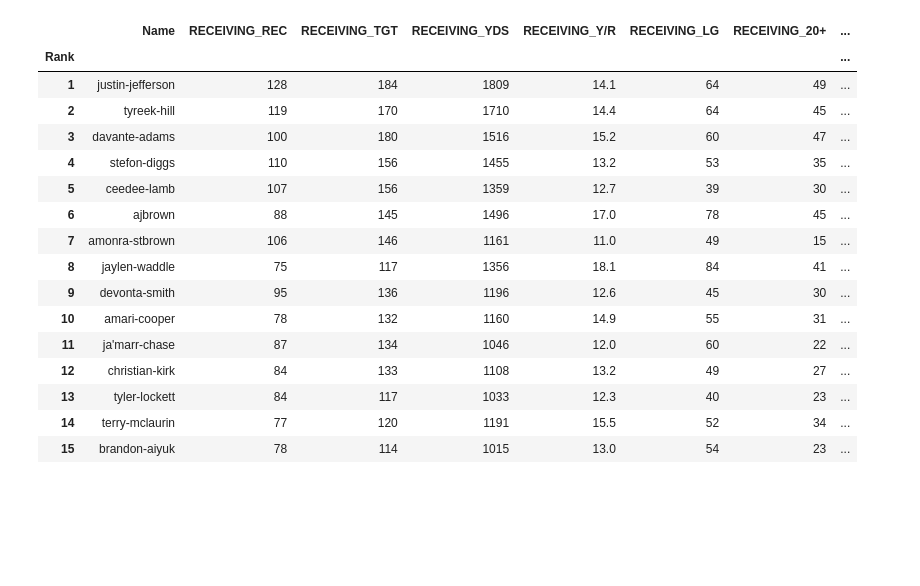
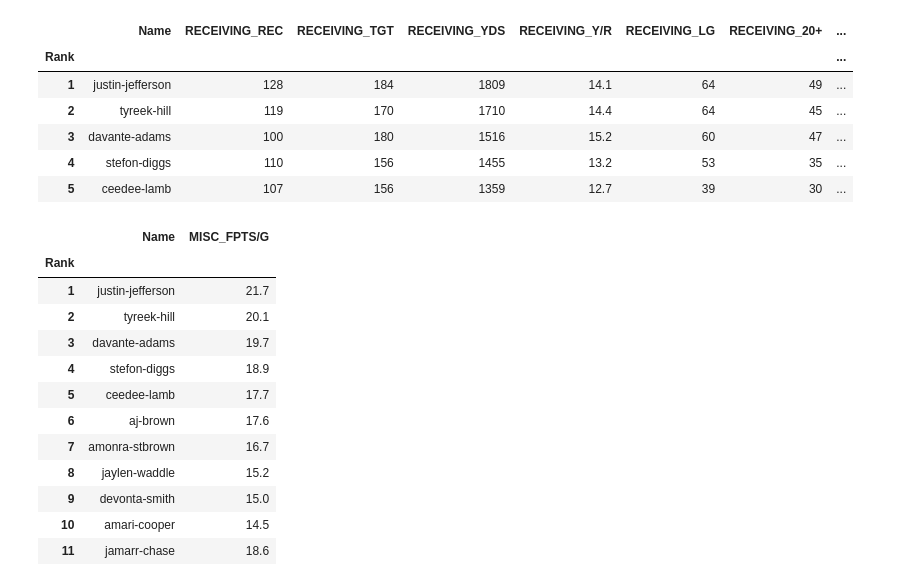
Before and after one commit to xander-abbott/fantasy_scrape, a Jupyter notebook: main.ipynb, the cells around one changed output. Saved outputs shown, nothing was run; the diff lists cells and outputs as text; code cells hidden in the pictures; blank space fills up the shorter version.

```diff
--- a/main.ipynb
+++ b/main.ipynb
@@ -5,22 +10,28 @@ from scrape import extract_players
 # %%
-df = extract_players()
+df = extract_players("2022")
+df.head()
+# %% [output]
+|  | Name | RECEIVING_REC | RECEIVING_TGT | RECEIVING_YDS | RECEIVING_Y/R | RECEIVING_LG | RECEIVING_20+ | ... |
+| Rank |  |  |  |  |  |  |  | ... |
+| 1 | justin-jefferson | 128 | 184 | 1809 | 14.1 | 64 | 49 | ... |
+| 2 | tyreek-hill | 119 | 170 | 1710 | 14.4 | 64 | 45 | ... |
+| 3 | davante-adams | 100 | 180 | 1516 | 15.2 | 60 | 47 | ... |
+| 4 | stefon-diggs | 110 | 156 | 1455 | 13.2 | 53 | 35 | ... |
+| 5 | ceedee-lamb | 107 | 156 | 1359 | 12.7 | 39 | 30 | ... |
-# %%
-df.head(15)
-# %% [output]
-|  | Name | RECEIVING_REC | RECEIVING_TGT | RECEIVING_YDS | RECEIVING_Y/R | RECEIVING_LG | RECEIVING_20+ | ... |
-| Rank |  |  |  |  |  |  |  | ... |
-| 1 | justin-jefferson | 128 | 184 | 1809 | 14.1 | 64 | 49 | ... |
-| 2 | tyreek-hill | 119 | 170 | 1710 | 14.4 | 64 | 45 | ... |
-| 3 | davante-adams | 100 | 180 | 1516 | 15.2 | 60 | 47 | ... |
-| 4 | stefon-diggs | 110 | 156 | 1455 | 13.2 | 53 | 35 | ... |
-| 5 | ceedee-lamb | 107 | 156 | 1359 | 12.7 | 39 | 30 | ... |
-| 6 | ajbrown | 88 | 145 | 1496 | 17.0 | 78 | 45 | ... |
-| 7 | amonra-stbrown | 106 | 146 | 1161 | 11.0 | 49 | 15 | ... |
-| 8 | jaylen-waddle | 75 | 117 | 1356 | 18.1 | 84 | 41 | ... |
-| 9 | devonta-smith | 95 | 136 | 1196 | 12.6 | 45 | 30 | ... |
-| 10 | amari-cooper | 78 | 132 | 1160 | 14.9 | 55 | 31 | ... |
-| 11 | ja'marr-chase | 87 | 134 | 1046 | 12.0 | 60 | 22 | ... |
-| 12 | christian-kirk | 84 | 133 | 1108 | 13.2 | 49 | 27 | ... |
-| 13 | tyler-lockett | 84 | 117 | 1033 | 12.3 | 40 | 23 | ... |
-| 14 | terry-mclaurin | 77 | 120 | 1191 | 15.5 | 52 | 34 | ... |
-| 15 | brandon-aiyuk | 78 | 114 | 1015 | 13.0 | 54 | 23 | ... |
+# %%
+result = df[["Name", "MISC_FPTS/G"]]
+result.head(11)
+# %% [output]
+|  | Name | MISC_FPTS/G |
+| Rank |  |  |
+| 1 | justin-jefferson | 21.7 |
+| 2 | tyreek-hill | 20.1 |
+| 3 | davante-adams | 19.7 |
+| 4 | stefon-diggs | 18.9 |
+| 5 | ceedee-lamb | 17.7 |
+| 6 | aj-brown | 17.6 |
+| 7 | amonra-stbrown | 16.7 |
+| 8 | jaylen-waddle | 15.2 |
+| 9 | devonta-smith | 15.0 |
+| 10 | amari-cooper | 14.5 |
+| 11 | jamarr-chase | 18.6 |
```
Also changed, not shown: parts of 15 cells of this notebook, 1 other file.
